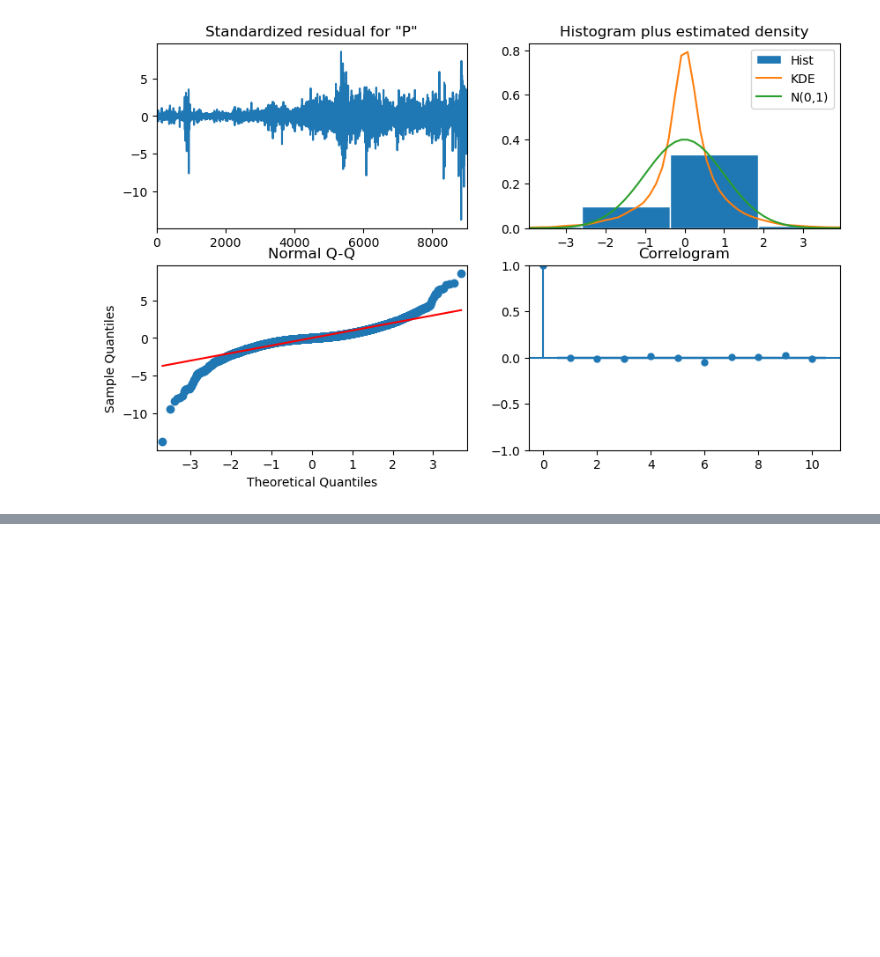
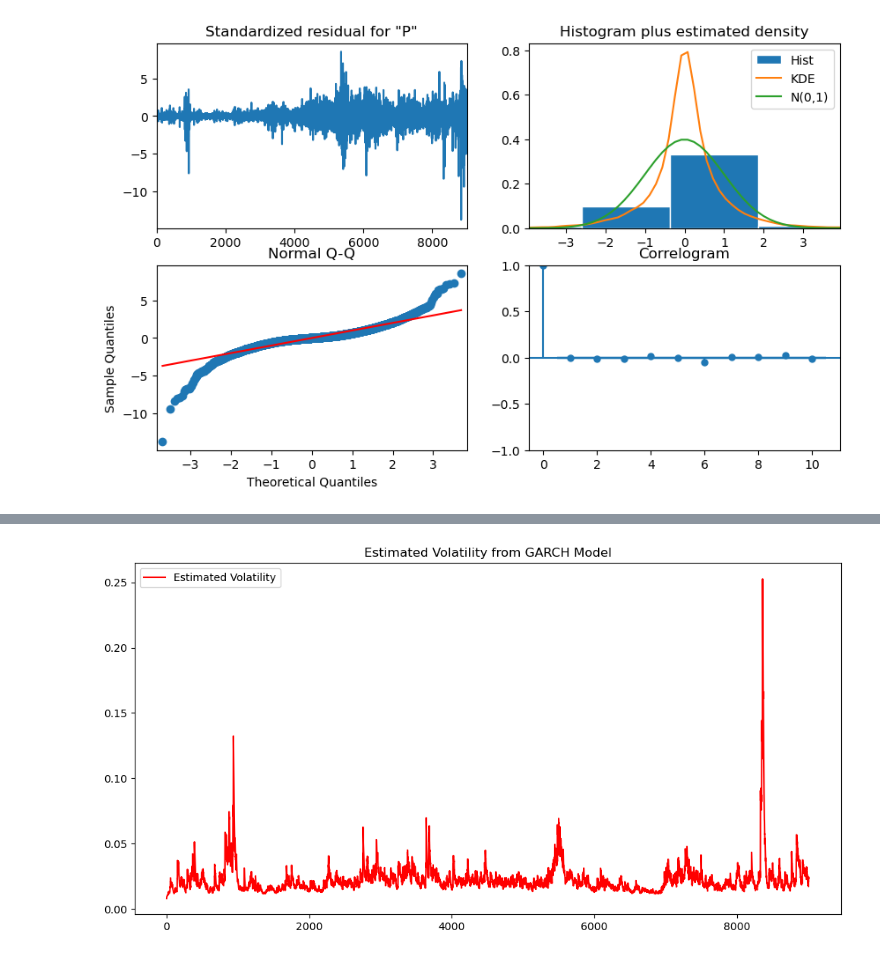
Before and after one commit to Zeyni12/kifiya_week10_assignment, a Jupyter notebook: notebooks/EDA.ipynb, the cells around one changed output, grey strips where cells are left out. Cells and saved outputs as stored; diff of their text form; code cells hidden in the pictures; blank space fills up the shorter version.

```diff
--- a/notebooks/EDA.ipynb
+++ b/notebooks/EDA.ipynb
@@ -209,0 +202,8 @@ plt.show()
+# %%
+# Define and fit the GARCH model
+from arch import arch_model
+garch_model = arch_model(df["Returns"], vol="Garch", p=1, q=1, mean="Zero", dist="normal")
+garch_fit = garch_model.fit(disp="off")
+
+# Print the summary
+print(garch_fit.summary())
@@ -209,0 +239,11 @@ plt.show()
+# %%
+## Plot Volatility Estimates
+df["Volatility"] = garch_fit.conditional_volatility
+
+plt.figure(figsize=(12,6))
+plt.plot(df.index, df["Volatility"], label="Estimated Volatility", color="red")
+plt.title("Estimated Volatility from GARCH Model")
+plt.legend()
+plt.show()
+# %% [output]
+[figure, added]
```
Also changed, not shown: parts of 11 cells of this notebook.
